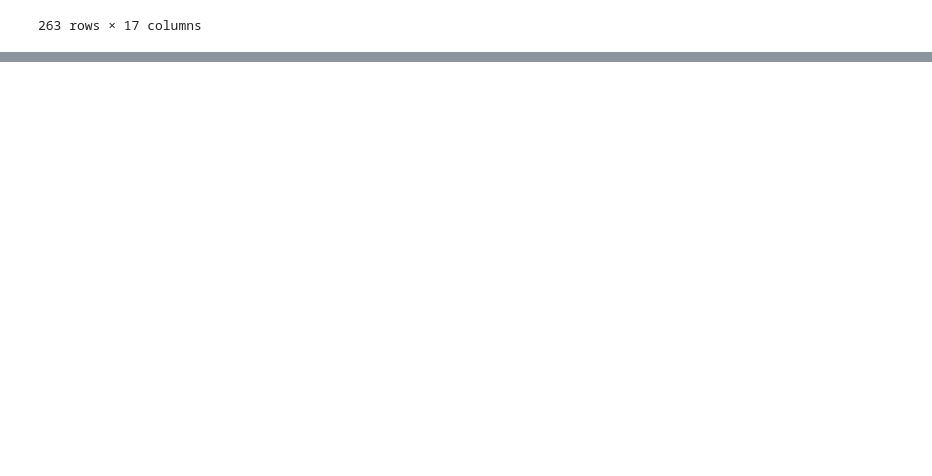
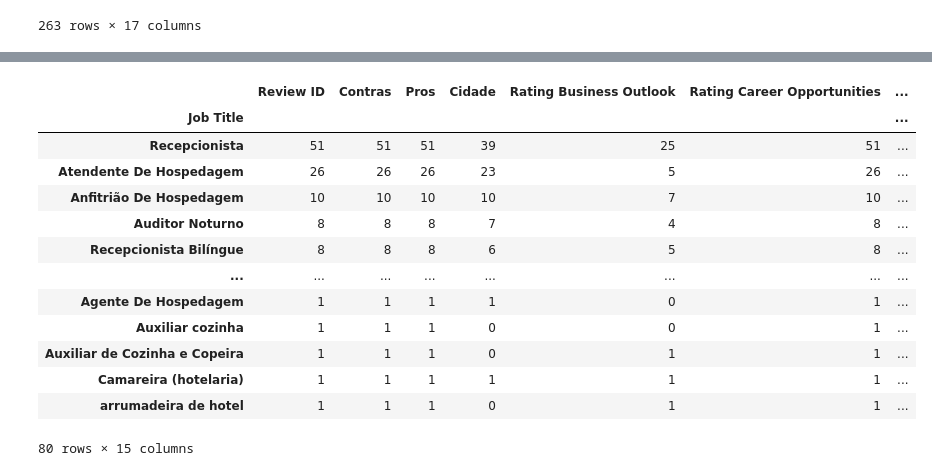
Before and after one commit to andrealborges/NLP-scraping-hotels, a Jupyter notebook: Web Scrapping.ipynb, the cells around one changed output, grey strips where cells are left out. Saved outputs shown, nothing was run; the diff lists cells and outputs as text; code cells hidden in the pictures; blank space fills up the shorter version.

```diff
--- a/Web Scrapping.ipynb
+++ b/Web Scrapping.ipynb
@@ -508,0 +557,17 @@ df_.describe()
+# %%
+df_.groupby(['Job Title']).count().sort_values(by='Review ID', ascending=False)
+# %% [output]
+|  | Review ID | Contras | Pros | Cidade | Rating Business Outlook | Rating Career Opportunities | ... |
+| Job Title |  |  |  |  |  |  | ... |
+| Recepcionista | 51 | 51 | 51 | 39 | 25 | 51 | ... |
+| Atendente De Hospedagem | 26 | 26 | 26 | 23 | 5 | 26 | ... |
+| Anfitrião De Hospedagem | 10 | 10 | 10 | 10 | 7 | 10 | ... |
+| Auditor Noturno | 8 | 8 | 8 | 7 | 4 | 8 | ... |
+| Recepcionista Bilíngue | 8 | 8 | 8 | 6 | 5 | 8 | ... |
+| ... | ... | ... | ... | ... | ... | ... | ... |
+| Agente De Hospedagem | 1 | 1 | 1 | 1 | 0 | 1 | ... |
+| Auxiliar cozinha | 1 | 1 | 1 | 0 | 0 | 1 | ... |
+| Auxiliar de Cozinha e Copeira | 1 | 1 | 1 | 0 | 1 | 1 | ... |
+| Camareira (hotelaria) | 1 | 1 | 1 | 1 | 1 | 1 | ... |
+| arrumadeira de hotel | 1 | 1 | 1 | 0 | 1 | 1 | ... |
+80 rows × 15 columns
```
Also changed, not shown: parts of 11 cells of this notebook, 1 other file.
